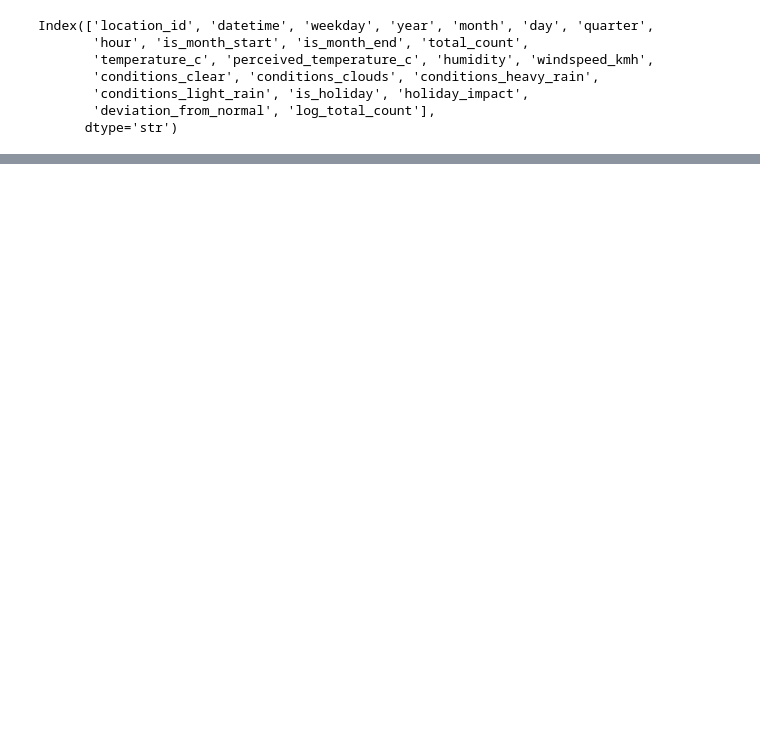
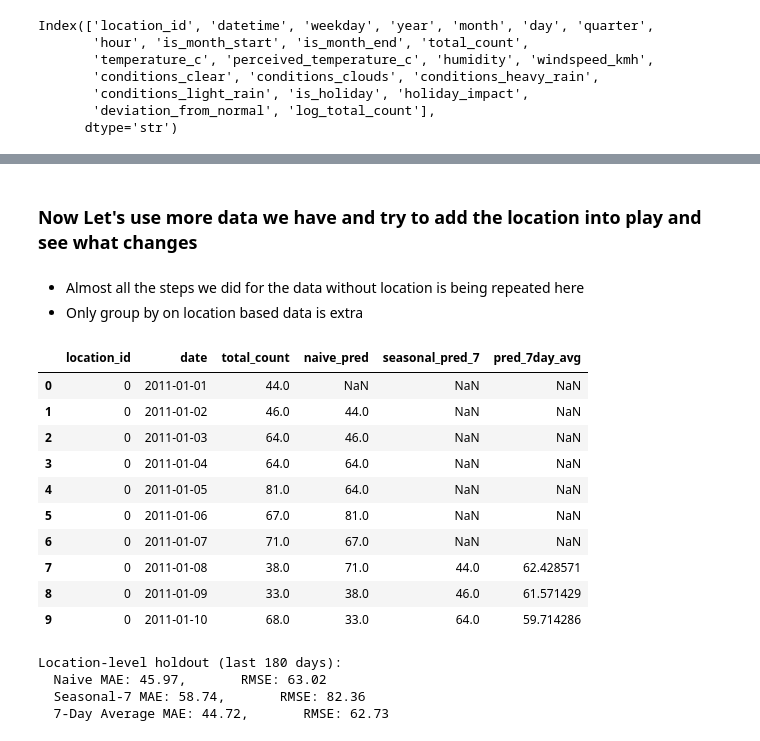
Before and after one commit to jayeshmanani/MLOps-Level3, a Jupyter notebook: week-3/eda.ipynb, the cells around one changed output, grey strips where cells are left out. Drawn from its saved outputs; the diff is of its cells as text; code cells hidden in the pictures; blank space fills up the shorter version.

Commit message:
baseline model in notebook set

```diff
--- a/week-3/eda.ipynb
+++ b/week-3/eda.ipynb
@@ -295,0 +428,78 @@ Baseline MAE: 5.788797474164418
+# %% [markdown]
+### Now Let's use more data we have and try to add the location into play and see what changes
+# %% [markdown]
+- Almost all the steps we did for the data without location is being repeated here
+- Only group by on location based data is extra
+# %%
+# --- Location-level daily baseline ---
+loc_daily = data[["datetime", "location_id", "total_count"]].copy()
+loc_daily["date"] = pd.to_datetime(loc_daily["datetime"].dt.date)
+loc_daily = (
+    loc_daily.groupby(["location_id", "date"])["total_count"]
+    .sum()
+    .reset_index()
+)
+loc_daily = loc_daily.sort_values(["location_id", "date"]).reset_index(
+    drop=True
+)
+loc_daily["naive_pred"] = loc_daily.groupby("location_id")["total_count"].shift(
+    1
+)
+loc_daily["seasonal_pred_7"] = loc_daily.groupby("location_id")[
+    "total_count"
+].shift(7)
+loc_daily["pred_7day_avg"] = loc_daily.groupby("location_id")[
+    "total_count"
+].transform(lambda s: s.shift(1).rolling(window=7).mean())
+loc_daily.head(10)
+# %% [output]
+|  | location_id | date | total_count | naive_pred | seasonal_pred_7 | pred_7day_avg |
+| 0 | 0 | 2011-01-01 | 44.0 | NaN | NaN | NaN |
+| 1 | 0 | 2011-01-02 | 46.0 | 44.0 | NaN | NaN |
+| 2 | 0 | 2011-01-03 | 64.0 | 46.0 | NaN | NaN |
+| 3 | 0 | 2011-01-04 | 64.0 | 64.0 | NaN | NaN |
+| 4 | 0 | 2011-01-05 | 81.0 | 64.0 | NaN | NaN |
+| 5 | 0 | 2011-01-06 | 67.0 | 81.0 | NaN | NaN |
+| 6 | 0 | 2011-01-07 | 71.0 | 67.0 | NaN | NaN |
+| 7 | 0 | 2011-01-08 | 38.0 | 71.0 | 44.0 | 62.428571 |
+| 8 | 0 | 2011-01-09 | 33.0 | 38.0 | 46.0 | 61.571429 |
+| 9 | 0 | 2011-01-10 | 68.0 | 33.0 | 64.0 | 59.714286 |
+# %%
+def loc_metrics(df, pred_col):
+    """Calculate MAE and RMSE for location-level predictions."""
+    df = df.dropna(subset=[pred_col])
+
+    y_true = df["total_count"].values
+    y_pred = df[pred_col].values
+
+    mae = mean_absolute_error(y_true, y_pred)
+    rmse = np.sqrt(mean_squared_error(y_true, y_pred))
+
+    return mae, rmse
+
+
+# Use same holdout_start (calendar-aligned) for location-level eval
+loc_test = loc_daily[loc_daily["date"] >= holdout_start].copy()
+
+naive_loc_metrics = loc_metrics(loc_test, "naive_pred")
+seasonal_loc_metrics = loc_metrics(loc_test, "seasonal_pred_7")
+dayavg_loc_metrics = loc_metrics(loc_test, "pred_7day_avg")
+
+print(f"Location-level holdout (last {holdout_days} days):")
+print(
+    f"  Naive MAE: {naive_loc_metrics[0]:.2f},\
+       RMSE: {naive_loc_metrics[1]:.2f}"
+)
+print(
+    f"  Seasonal-7 MAE: {seasonal_loc_metrics[0]:.2f},\
+       RMSE: {seasonal_loc_metrics[1]:.2f}"
+)
+print(
+    f"  7-Day Average MAE: {dayavg_loc_metrics[0]:.2f},\
+       RMSE: {dayavg_loc_metrics[1]:.2f}"
+)
+# %% [output]
+Location-level holdout (last 180 days):
+  Naive MAE: 45.97,       RMSE: 63.02
+  Seasonal-7 MAE: 58.74,       RMSE: 82.36
+  7-Day Average MAE: 44.72,       RMSE: 62.73
```
Also changed, not shown: parts of 40 cells of this notebook.
